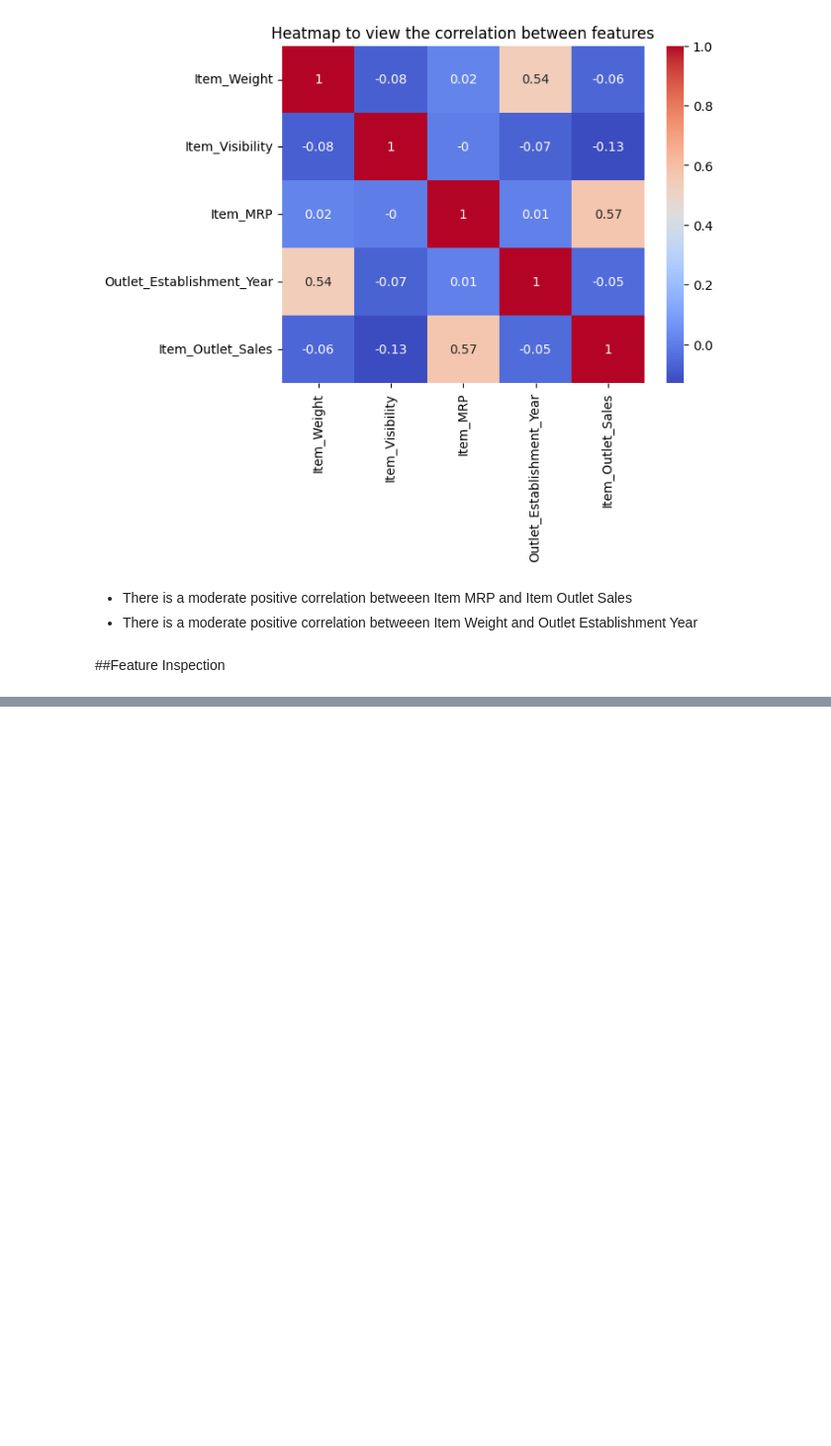
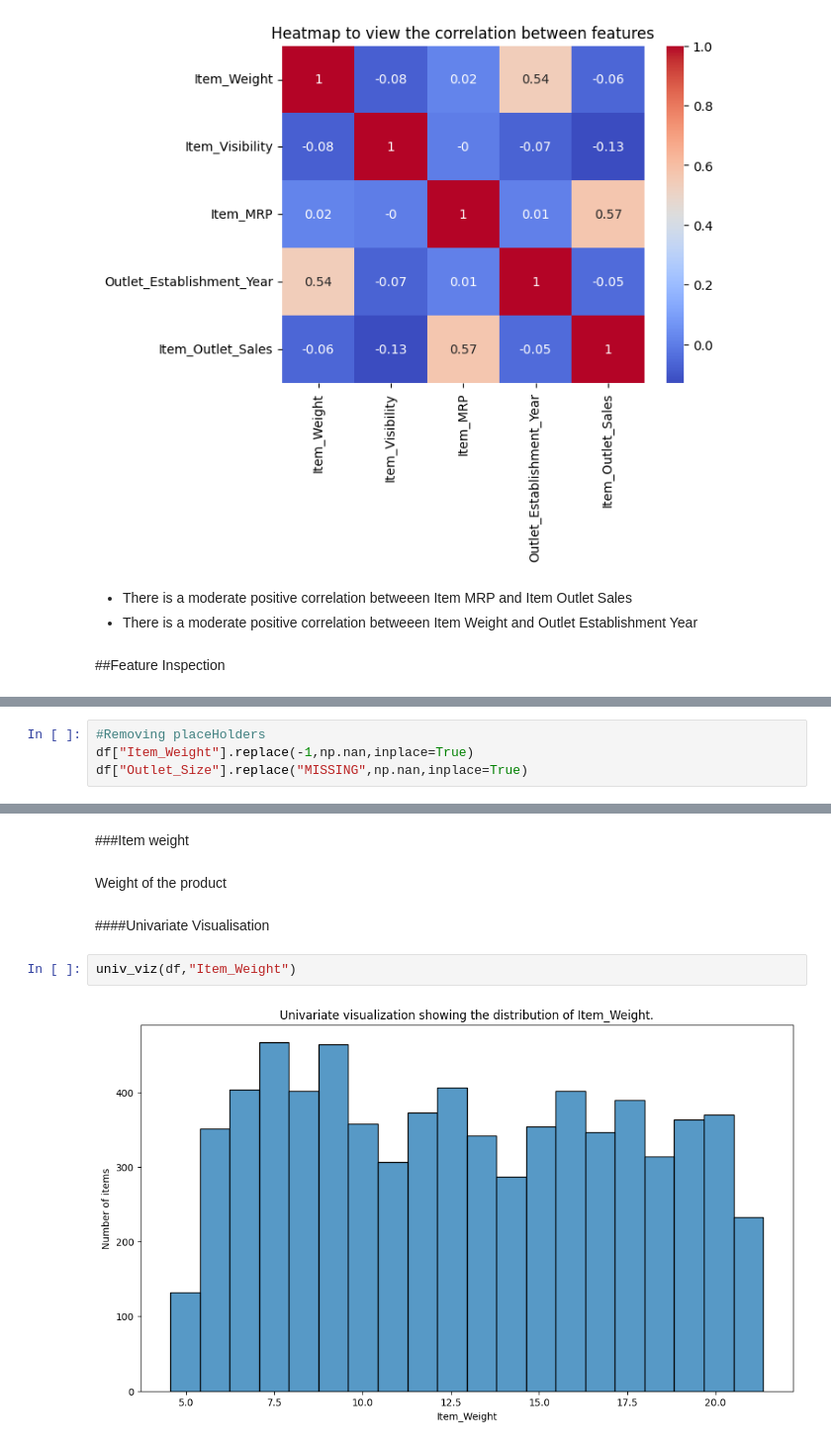
Before and after one commit to UKashNK/Prediction-of-Product-Sales, a Jupyter notebook: Prediction_of_Product_Sales.ipynb, the cells around one changed output, grey strips where cells are left out. Shown at 99% size. Cells and saved outputs as stored; diff of their text form; blank space fills up the shorter version.

```diff
--- a/Prediction_of_Product_Sales.ipynb
+++ b/Prediction_of_Product_Sales.ipynb
@@ -290,0 +294,4 @@ ax.set(title="Heatmap to view the correlation between features");
+# %%
+#Removing placeHolders
+df["Item_Weight"].replace(-1,np.nan,inplace=True)
+df["Outlet_Size"].replace("MISSING",np.nan,inplace=True)
@@ -290,0 +378,10 @@ ax.set(title="Heatmap to view the correlation between features");
+# %% [markdown]
+###Item weight
+# %% [markdown]
+Weight of the product
+# %% [markdown]
+####Univariate Visualisation
+# %%
+univ_viz(df,"Item_Weight")
+# %% [output]
+[figure, added]
```
Also changed, not shown: parts of 82 cells of this notebook.
